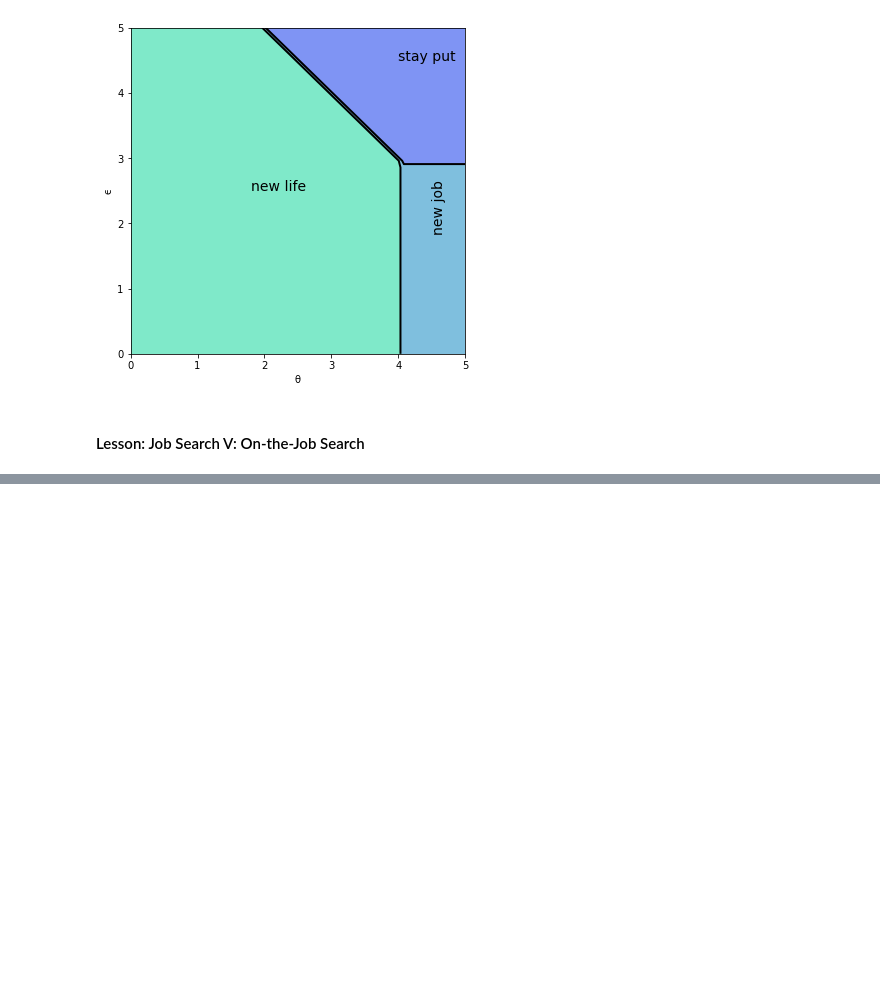
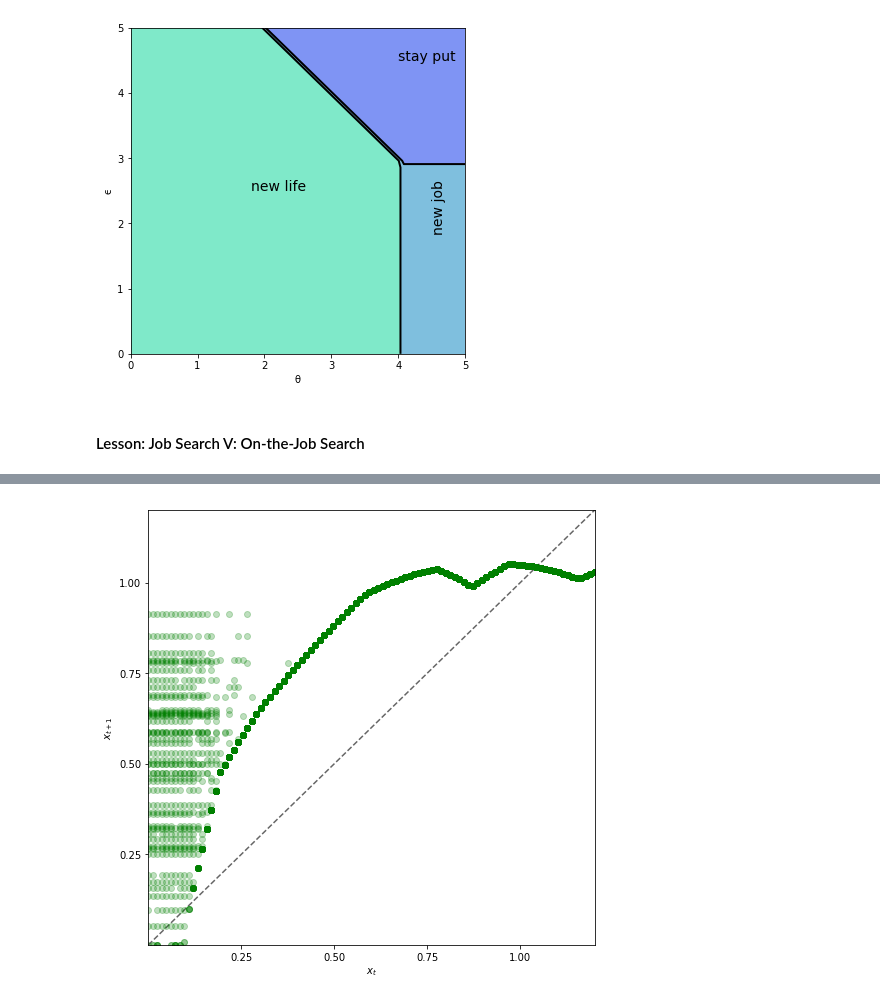
Before and after one commit to PanPip/QuantEcon_Tasks, a Jupyter notebook: Dynamic_programming.ipynb, the cells around one changed output, grey strips where cells are left out. Cells and saved outputs as stored; diff of their text form; code cells hidden in the pictures; blank space fills up the shorter version.

```diff
--- a/Dynamic_programming.ipynb
+++ b/Dynamic_programming.ipynb
@@ -1674,0 +1679,35 @@ plt.show()
+# %%
+jv = JVWorker(grid_size=25, mc_size=50)
+π, g, f_rvs, x_grid = jv.π, jv.g, jv.f_rvs, jv.x_grid
+T, get_greedy = operator_factory(jv)
+v_star = solve_model(jv, verbose=False)
+s_policy, ϕ_policy = get_greedy(v_star)
+
+# Turn the policy function arrays into actual functions
+s = lambda y: interp(x_grid, s_policy, y)
+ϕ = lambda y: interp(x_grid, ϕ_policy, y)
+
+def h(x, b, u):
+    return (1 - b) * g(x, ϕ(x)) + b * max(g(x, ϕ(x)), u)
+
+
+plot_grid_max, plot_grid_size = 1.2, 100
+plot_grid = np.linspace(0, plot_grid_max, plot_grid_size)
+fig, ax = plt.subplots(figsize=(8, 8))
+ticks = (0.25, 0.5, 0.75, 1.0)
+ax.set(xticks=ticks, yticks=ticks,
+       xlim=(0, plot_grid_max),
+       ylim=(0, plot_grid_max),
+       xlabel='$x_t$', ylabel='$x_{t+1}$')
+
+ax.plot(plot_grid, plot_grid, 'k--', alpha=0.6)  # 45 degree line
+for x in plot_grid:
+    for i in range(jv.mc_size):
+        b = 1 if np.random.uniform(0, 1) < π(s(x)) else 0
+        u = f_rvs[i]
+        y = h(x, b, u)
+        ax.plot(x, y, 'go', alpha=0.25)
+
+plt.show()
+# %% [output]
+[figure, added]
```
Also changed, not shown: parts of 5 cells of this notebook, 2 other files.
